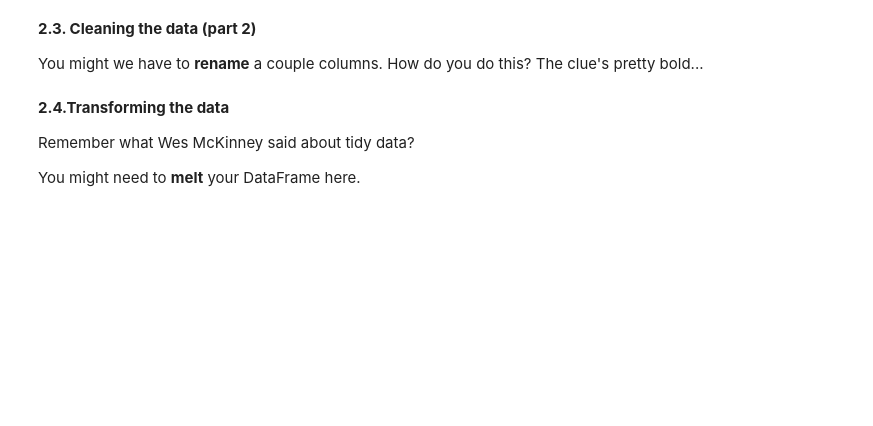
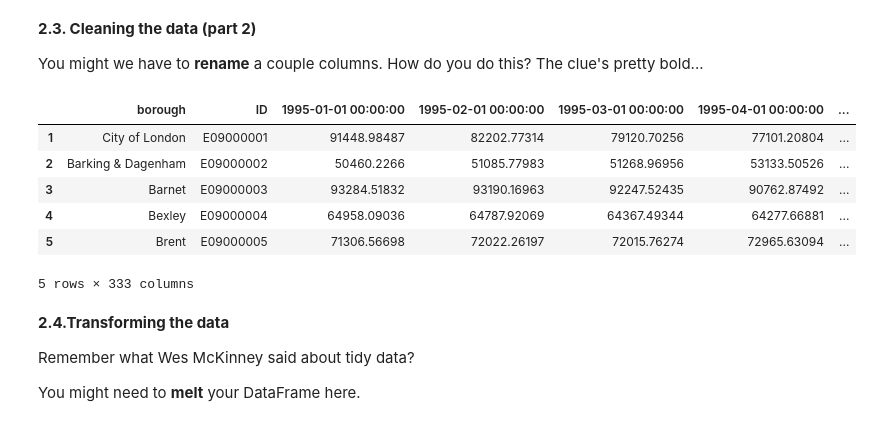
Before and after one commit to akshatgarg7/week4_springboard, a Jupyter notebook: Unit 4 Challenge - Tier 3.ipynb, the cells around one changed output. Drawn from its saved outputs; the diff is of its cells as text; code cells hidden in the pictures; blank space fills up the shorter version.

```diff
--- a/Unit 4 Challenge - Tier 3.ipynb
+++ b/Unit 4 Challenge - Tier 3.ipynb
@@ -190,0 +238,3 @@ Don't be afraid to use StackOverflow for help  with this.
+# %%
+column = properties_T.iloc[0]
+column
@@ -190,0 +254,5 @@ Don't be afraid to use StackOverflow for help  with this.
+# %%
+properties_T.columns = column
+properties_T.head()
+
+#still row 0 is present and need to be dropped.
@@ -190,0 +267,3 @@ Don't be afraid to use StackOverflow for help  with this.
+# %%
+properties_T.drop(0,inplace=True)
+properties_T.head()
@@ -192,6 +279,17 @@ Don't be afraid to use StackOverflow for help  with this.
 **2.3. Cleaning the data (part 2)**
 
 You might we have to **rename** a couple columns. How do you do this? The clue's pretty bold...
+# %%
+properties_T = properties_T.rename(columns = {'Unnamed: 0':'borough', pd.NaT: 'ID'})
+properties_T.head()
+# %% [output]
+|  | borough | ID | 1995-01-01 00:00:00 | 1995-02-01 00:00:00 | 1995-03-01 00:00:00 | 1995-04-01 00:00:00 | ... |
+| 1 | City of London | E09000001 | 91448.98487 | 82202.77314 | 79120.70256 | 77101.20804 | ... |
+| 2 | Barking & Dagenham | E09000002 | 50460.2266 | 51085.77983 | 51268.96956 | 53133.50526 | ... |
+| 3 | Barnet | E09000003 | 93284.51832 | 93190.16963 | 92247.52435 | 90762.87492 | ... |
+| 4 | Bexley | E09000004 | 64958.09036 | 64787.92069 | 64367.49344 | 64277.66881 | ... |
+| 5 | Brent | E09000005 | 71306.56698 | 72022.26197 | 72015.76274 | 72965.63094 | ... |
+5 rows × 333 columns
 # %% [markdown]
 **2.4.Transforming the data**
 
```
Also changed, not shown: parts of 29 cells of this notebook.
